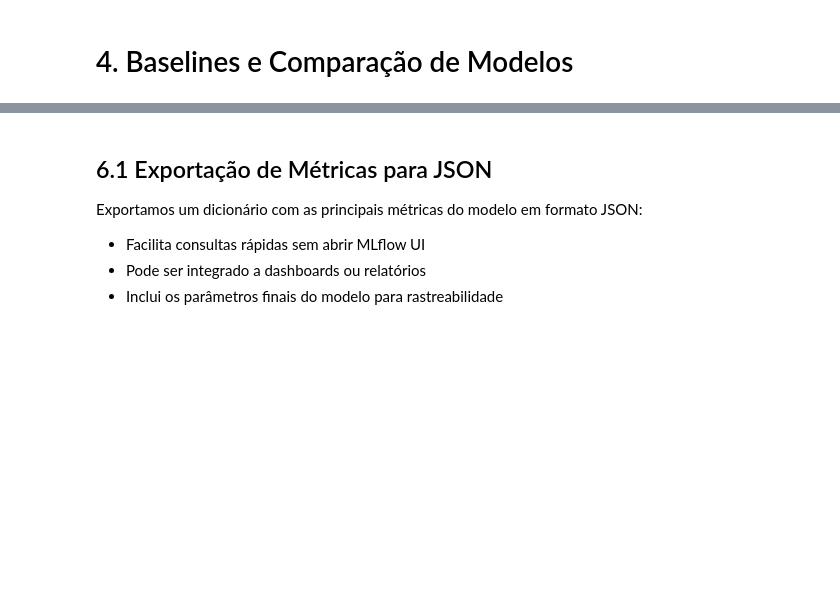
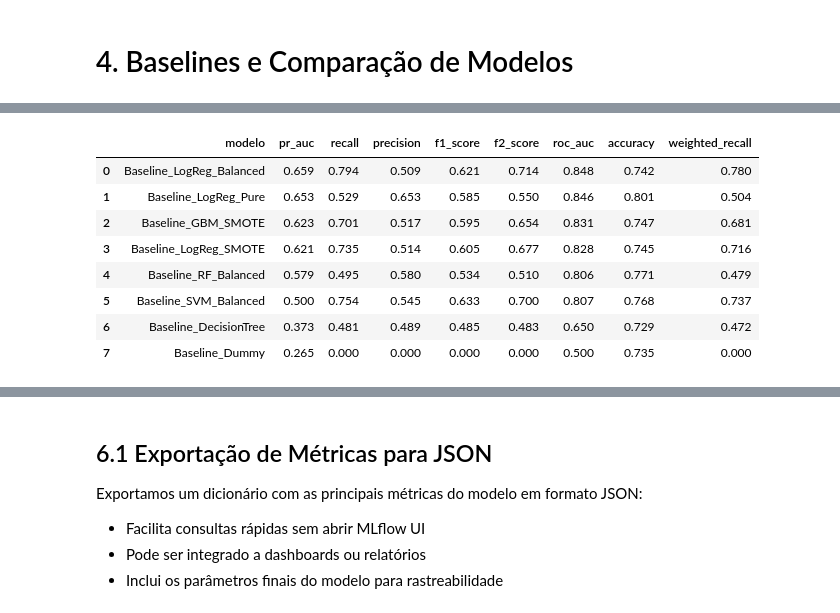
Before and after one commit to fiap-postech-ml-engineering/ml-churn-prediction, a Jupyter notebook: notebooks/02_baselines.ipynb, the cells around one changed output, grey strips where cells are left out. Saved outputs shown, nothing was run; the diff lists cells and outputs as text; code cells hidden in the pictures; blank space fills up the shorter version.

```diff
--- a/notebooks/02_baselines.ipynb
+++ b/notebooks/02_baselines.ipynb
@@ -267,42 +267,77 @@ X_train_smote, y_train_smote = smote.fit_resample(X_train_selected, y_train)
 
 # 2. Configuração dos experimentos
 # Estrutura: (Nome do Run, Instância do Modelo, X_treino, y_treino, Família, Estratégia)
-baseline_configs = [
-    ("Baseline_Dummy", DummyClassifier(strategy="most_frequent"), X_train_selected, y_train, "baseline", "none"),
-    ("Baseline_LogReg_Pure", LogisticRegression(max_iter=1000, random_state=RANDOM_SEED), X_train_selected, y_train, "linear", "none"),
-    ("Baseline_LogReg_Balanced", LogisticRegression(max_iter=1000, class_weight="balanced", random_state=RANDOM_SEED), X_train_selected, y_train, "linear", "balanced"),
-    ("Baseline_LogReg_SMOTE", LogisticRegression(max_iter=1000, random_state=RANDOM_SEED), X_train_smote, y_train_smote, "linear", "smote"),
-    ("Baseline_DecisionTree", DecisionTreeClassifier(random_state=RANDOM_SEED), X_train_selected, y_train, "tree", "none"),
-    ("Baseline_RF_Balanced", RandomForestClassifier(class_weight="balanced", random_state=RANDOM_SEED), X_train_selected, y_train, "ensemble", "balanced"),
-    ("Baseline_GBM_SMOTE", GradientBoostingClassifier(random_state=RANDOM_SEED), X_train_smote, y_train_smote, "ensemble", "smote"),
-    ("Baseline_SVM_Balanced", Pipeline([("scaler", StandardScaler()), ("model", SVC(probability=True, class_weight="balanced", random_state=RANDOM_SEED))]), X_train_selected, y_train, "svm", "balanced")
-]
+baseline_configs = {
+    "Baseline_Dummy": (DummyClassifier(strategy="most_frequent"), X_train_selected, y_train, "baseline", "none"),
+    "Baseline_LogReg_Pure": (LogisticRegression(max_iter=1000, random_state=RANDOM_SEED), X_train_selected, y_train, "linear", "none"),
+    "Baseline_LogReg_Balanced": (LogisticRegression(max_iter=1000, class_weight="balanced", random_state=RANDOM_SEED), X_train_selected, y_train, "linear", "balanced"),
+    "Baseline_LogReg_SMOTE": (LogisticRegression(max_iter=1000, random_state=RANDOM_SEED), X_train_smote, y_train_smote, "linear", "smote"),
+    "Baseline_DecisionTree": (DecisionTreeClassifier(random_state=RANDOM_SEED), X_train_selected, y_train, "tree", "none"),
+    "Baseline_RF_Balanced": (RandomForestClassifier(class_weight="balanced", random_state=RANDOM_SEED), X_train_selected, y_train, "ensemble", "balanced"),
+    "Baseline_GBM_SMOTE": (GradientBoostingClassifier(random_state=RANDOM_SEED), X_train_smote, y_train_smote, "ensemble", "smote"),
+    "Baseline_SVM_Balanced": (Pipeline([("scaler", StandardScaler()), ("model", SVC(probability=True, class_weight="balanced", random_state=RANDOM_SEED))]), X_train_selected, y_train, "svm", "balanced")
+}
 
 baseline_results = []
 
 print("🚀 Treinando Baselines e logando no MLflow...\n")
 
 # 3. Loop de execução chamando a sua função train_and_log_model
-for run_name, model_obj, xtr, ytr, family, strategy in baseline_configs:
-
-    with mlflow.start_run(run_name = run_name):
-        model_obj.fit(xtr, ytr)
-        mlflow.set_tags(build_default_run_tags())
+for run_name, (model_obj, xtr, ytr, family, strategy) in baseline_configs.items():
+    mlflow.start_run(run_name = run_name)
+    model_obj.fit(xtr, ytr)
+    mlflow.set_tags(build_default_run_tags())
 
     # Coleta métricas para a tabela comparativa final do notebook
-    y_pred = model_obj.predict(X_test_selected)
-    y_proba = model_obj.predict_proba(X_test_selected)[:, 1] if hasattr(model_obj, "predict_proba") else y_pred
+    if hasattr(model_obj, "predict_proba"):
+        y_proba = model_obj.predict_proba(X_test_selected)[:, 1]
+    elif hasattr(model_obj, "decision_function"):
+        y_scores = model_obj.decision_function(X_test_selected)
+        y_proba = (y_scores - y_scores.min()) / (y_scores.max() - y_scores.min())
+    else:
+        y_proba = model_obj.predict(X_test_selected)
 
-    baseline_results.append({
-        "Modelo": run_name,
-        "ROC AUC": roc_auc_score(y_test, y_proba),
-        "Recall": recall_score(y_test, y_pred),
-        "F1-Score": f1_score(y_test, y_pred),
-        "Accuracy": accuracy_score(y_test, y_pred)
+    y_pred = (y_proba >= APPROVAL_THRESHOLD).astype(int)  # Aplica o threshold customizado
+
+    # Coleta métricas
+    metrics_dict = {
+        "pr_auc": average_precision_score(y_test, y_proba),
+        "recall": recall_score(y_test, y_pred),
+        "precision": precision_score(y_test, y_pred),
+        "f1_score": f1_score(y_test, y_pred),
+        "f2_score": fbeta_score(y_test, y_pred, beta=2),
+        "roc_auc": roc_auc_score(y_test, y_proba),
+        "accuracy": accuracy_score(y_test, y_pred),
+        "weighted_recall": weighted_recall(y_test, y_pred, X_test_selected["CLTV"])
+    }
+
+    # Coleta parâmetros principais do modelo
+    params_dict = {}
+    if hasattr(model_obj, 'get_params'):
+        params = model_obj.get_params()
+        # Filtra apenas parâmetros principais (sem underline duplo)
+        params_dict = {k: v for k, v in params.items() if '__' not in k}
+    # Adiciona informações extras do experimento
+    params_dict.update({
+        "family": family,
+        "strategy": strategy,
+        "threshold": APPROVAL_THRESHOLD
     })
-    print("-" * 30)
+
+    # Loga métricas e parâmetros no MLflow
+    mlflow.log_metrics(metrics_dict)
+    mlflow.log_params(params_dict)
+
+    # Adiciona na tabela de resultados
+    result_row = {"modelo": run_name}
+    result_row.update(metrics_dict)
+    baseline_results.append(result_row)
+
+    mlflow.end_run()
+    print(run_name, "Treinado com sucesso!")
+    print("=" * 80)
 
 # 4. Exibição da Tabela Resumo
-results_df = pd.DataFrame(baseline_results).sort_values(by="ROC AUC", ascending=False)
-display(results_df.reset_index(drop=True).round(3))
+baseline_results_df = pd.DataFrame(baseline_results).sort_values(by="pr_auc", ascending=False)
+display(baseline_results_df.reset_index(drop=True).round(3))
 # %% [output]
@@ -332 +362,10 @@ display(results_df.reset_index(drop=True).round(3))
+|  | modelo | pr_auc | recall | precision | f1_score | f2_score | roc_auc | accuracy | weighted_recall |
+| 0 | Baseline_LogReg_Balanced | 0.659 | 0.794 | 0.509 | 0.621 | 0.714 | 0.848 | 0.742 | 0.780 |
+| 1 | Baseline_LogReg_Pure | 0.653 | 0.529 | 0.653 | 0.585 | 0.550 | 0.846 | 0.801 | 0.504 |
+| 2 | Baseline_GBM_SMOTE | 0.623 | 0.701 | 0.517 | 0.595 | 0.654 | 0.831 | 0.747 | 0.681 |
+| 3 | Baseline_LogReg_SMOTE | 0.621 | 0.735 | 0.514 | 0.605 | 0.677 | 0.828 | 0.745 | 0.716 |
+| 4 | Baseline_RF_Balanced | 0.579 | 0.495 | 0.580 | 0.534 | 0.510 | 0.806 | 0.771 | 0.479 |
+| 5 | Baseline_SVM_Balanced | 0.500 | 0.754 | 0.545 | 0.633 | 0.700 | 0.807 | 0.768 | 0.737 |
+| 6 | Baseline_DecisionTree | 0.373 | 0.481 | 0.489 | 0.485 | 0.483 | 0.650 | 0.729 | 0.472 |
+| 7 | Baseline_Dummy | 0.265 | 0.000 | 0.000 | 0.000 | 0.000 | 0.500 | 0.735 | 0.000 |
 # %% [markdown]
```
Also changed, not shown: parts of 15 cells of this notebook, 10 other files.
